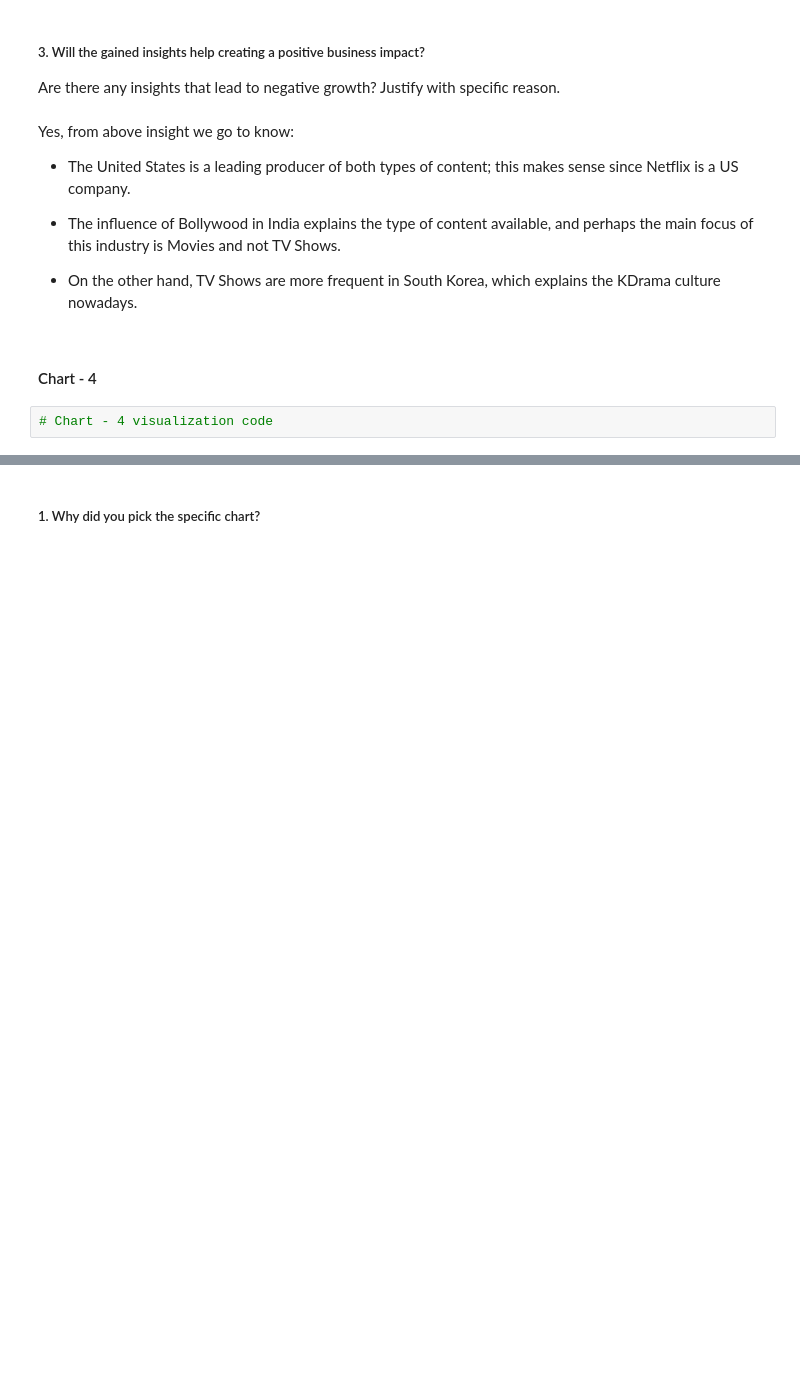
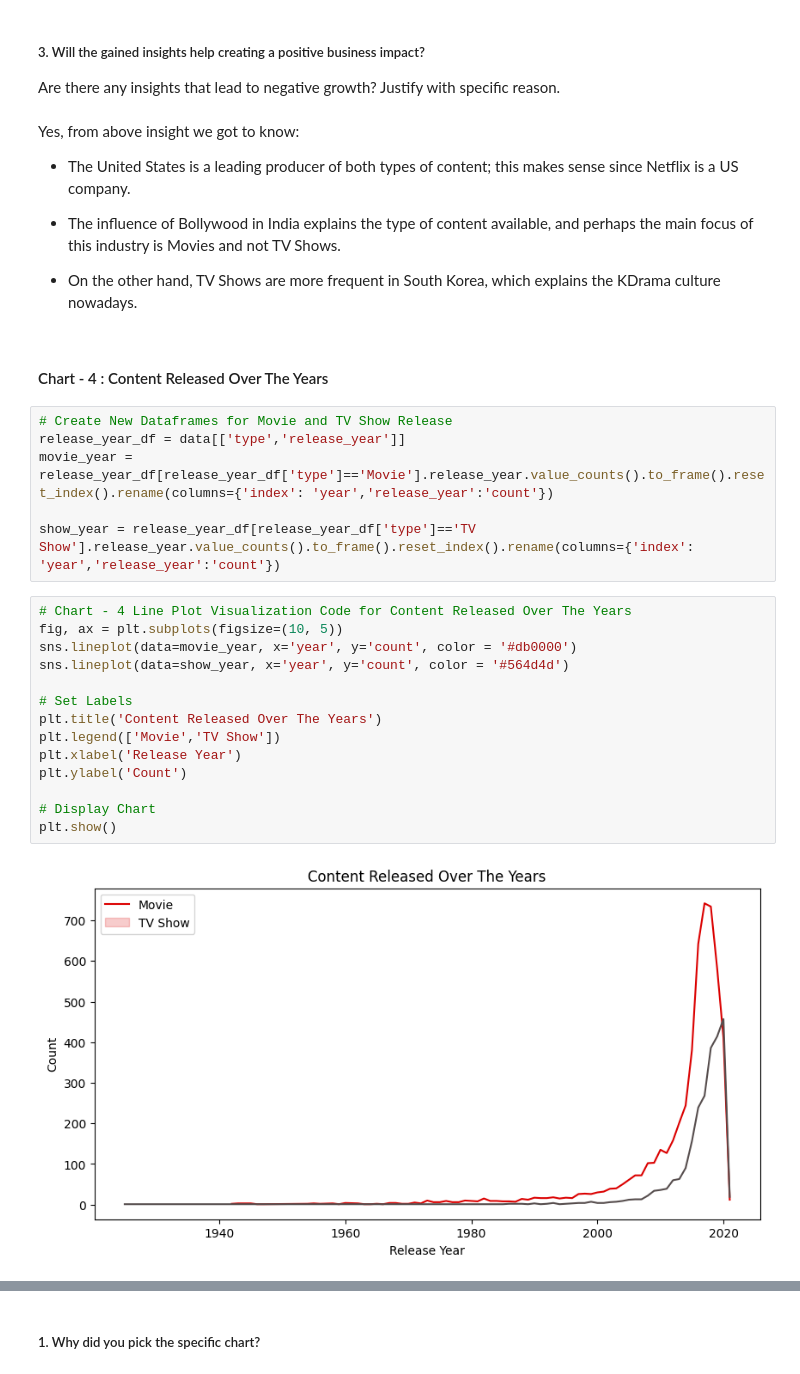
Before and after one commit to Apaulgithub/Netflix_Movies_And_TV_Shows_Clustering, a Jupyter notebook: Netflix_Movies_And_TV_Shows_Clustering_(Unsupervised_ML).ipynb, the cells around one changed output, grey strips where cells are left out. Cells and saved outputs as stored; diff of their text form; blank space fills up the shorter version.

```diff
--- a/Netflix_Movies_And_TV_Shows_Clustering_(Unsupervised_ML).ipynb
+++ b/Netflix_Movies_And_TV_Shows_Clustering_(Unsupervised_ML).ipynb
@@ -500,13 +502,33 @@ From above count plot we found that the content belongs to United States alone i
 ##### 3. Will the gained insights help creating a positive business impact?
 Are there any insights that lead to negative growth? Justify with specific reason.
 # %% [markdown]
-Yes, from above insight we go to know:
+Yes, from above insight we got to know:
 * The United States is a leading producer of both types of content; this makes sense since Netflix is a US company.
 
 * The influence of Bollywood in India explains the type of content available, and perhaps the main focus of this industry is Movies and not TV Shows.
 
 * On the other hand, TV Shows are more frequent in South Korea, which explains the KDrama culture nowadays.
 # %% [markdown]
-#### Chart - 4
+#### Chart - 4 : Content Released Over The Years
-# %%
-# Chart - 4 visualization code
+# %%
+# Create New Dataframes for Movie and TV Show Release
+release_year_df = data[['type','release_year']]
+movie_year = release_year_df[release_year_df['type']=='Movie'].release_year.value_counts().to_frame().reset_index().rename(columns={'index': 'year','release_year':'count'})
+
+show_year = release_year_df[release_year_df['type']=='TV Show'].release_year.value_counts().to_frame().reset_index().rename(columns={'index': 'year','release_year':'count'})
+# %%
+# Chart - 4 Line Plot Visualization Code for Content Released Over The Years
+fig, ax = plt.subplots(figsize=(10, 5))
+sns.lineplot(data=movie_year, x='year', y='count', color = '#db0000')
+sns.lineplot(data=show_year, x='year', y='count', color = '#564d4d')
+
+# Set Labels
+plt.title('Content Released Over The Years')
+plt.legend(['Movie','TV Show'])
+plt.xlabel('Release Year')
+plt.ylabel('Count')
+
+# Display Chart
+plt.show()
+# %% [output]
+[figure, added]
```
Also changed, not shown: parts of 11 cells of this notebook.
